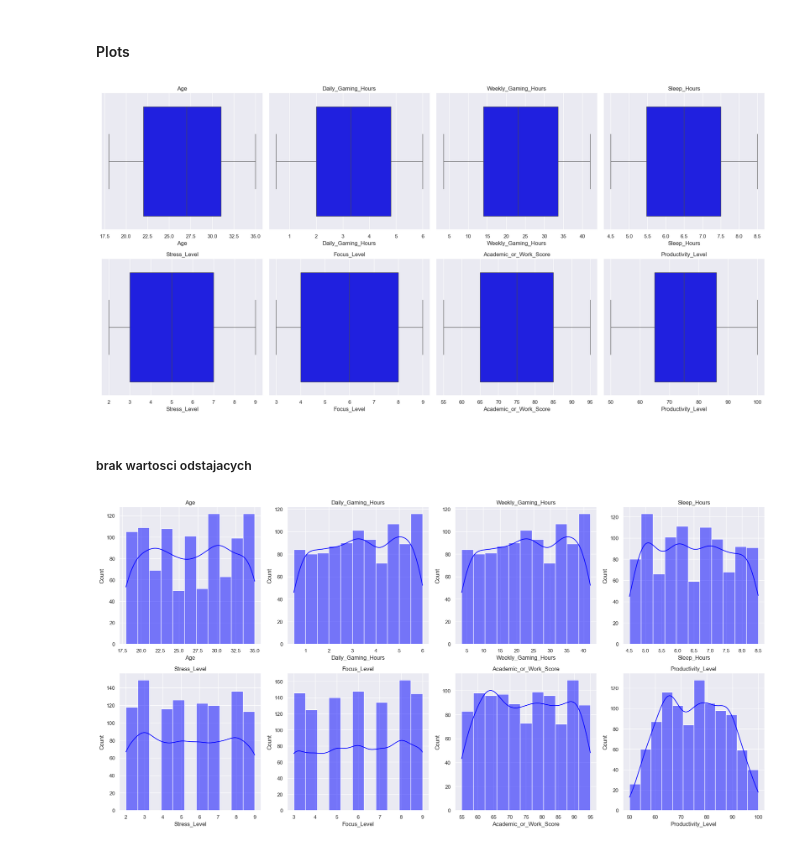
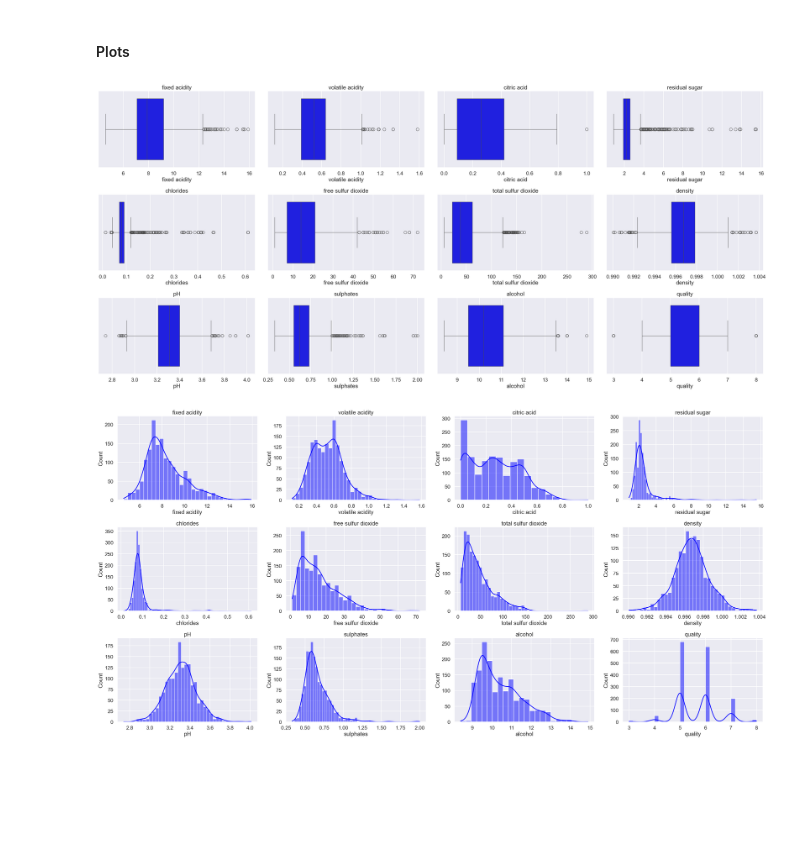
Before and after one commit to NewbieDuck/EWD_Projekt, a Jupyter notebook: notebooks/Faza_III.ipynb, the cells around one changed output. Drawn from its saved outputs; the diff is of its cells as text; code cells hidden in the pictures; blank space fills up the shorter version.

Commit message:
[Change] change charts for new data set

```diff
--- a/notebooks/Faza_III.ipynb
+++ b/notebooks/Faza_III.ipynb
@@ -8,4 +6,4 @@ from matplotlib.font_manager import font_scalings
 # %%
-df = pd.read_csv("../data/Gaming_Hours_vs_Performance_1000_Rows.csv")
+df = pd.read_csv("../data/winequality-red.csv")
 print(df.head().T)
 # %% [output]
@@ -51,37 +45,31 @@ df.describe()
 #### Plots
 # %%
 plt.close('all')
-sn.set_context("notebook")
+sn.set_context("talk")
 number_cols = df.select_dtypes(include=['number'])
 
-fig, axes = plt.subplots(2, 4, figsize=(20, 10))
+fig, axes = plt.subplots(3, 4, figsize=(30, 14))
 #splaszczeenie axes -> lista 8 elementow
 axes = axes.flatten()
 
 for i,col in enumerate(number_cols):
-    if i==8:
-        break
     sn.boxplot(x=df[col], color='blue', ax=axes[i], showfliers=True)
     axes[i].set_title(col)
 plt.tight_layout()
 plt.show()
 # %% [output]
-[figure, old version]
+[figure, new version]
-# %% [markdown]
-##### brak wartosci odstajacych
 # %%
-fig, axes = plt.subplots(2,4, figsize=(20, 10))
+fig, axes = plt.subplots(3,4, figsize=(30, 15))
 axes = axes.flatten()
 sn.set_context(font_scale=1.8)
 for i, col in enumerate(number_cols):
-    if i==8:
-        break
     sn.histplot(df[col], color='blue', ax=axes[i], kde=True)
     axes[i].set_title(col)
 plt.tight_layout()
 plt.show()
 # %% [output]
-[figure, old version]
+[figure, new version]
 # %%
 fig, axes = plt.subplots(2,2, figsize=(40,30))
 axes = axes.flatten()
```
Also changed, not shown: parts of 16 cells of this notebook, 1 other file.
